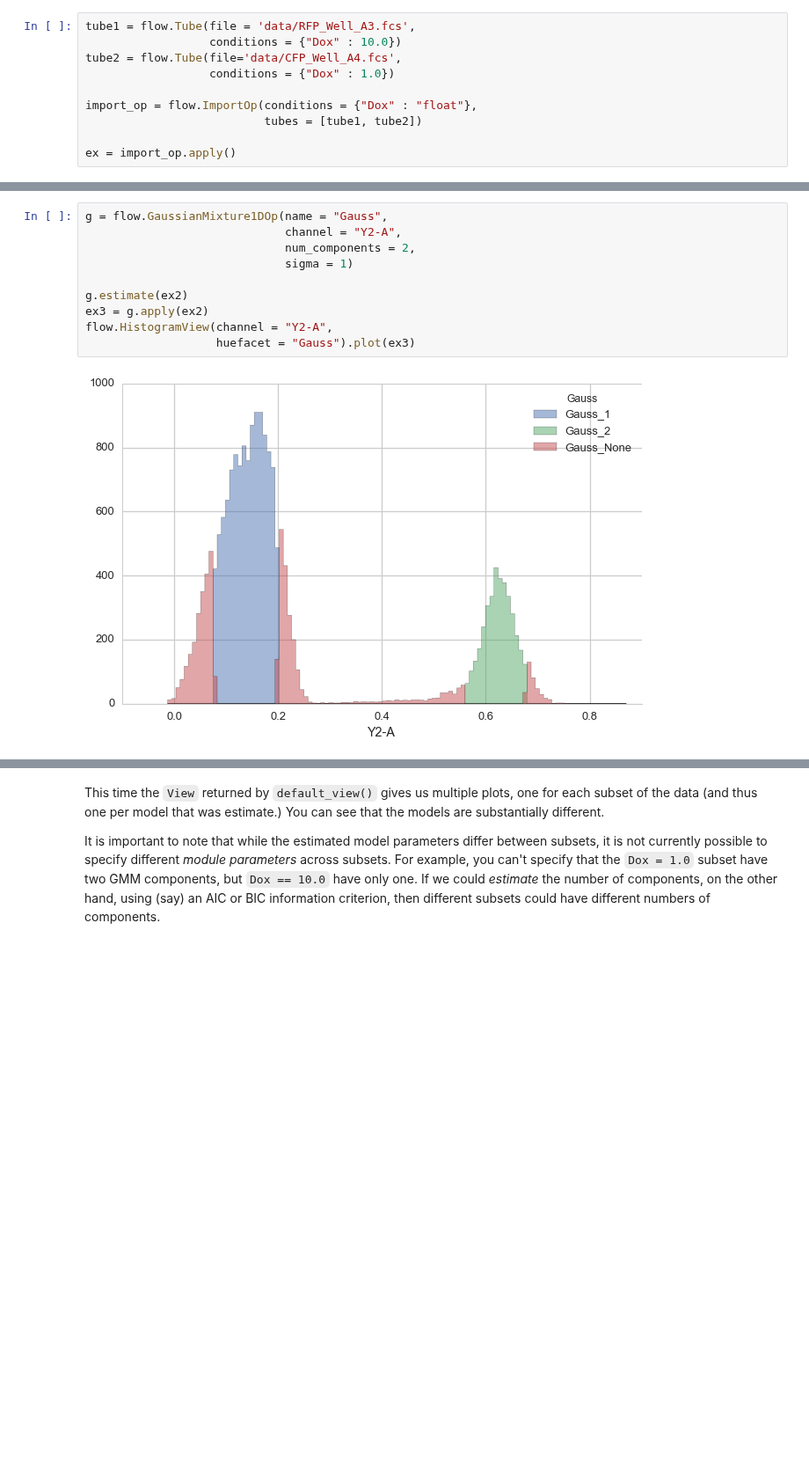
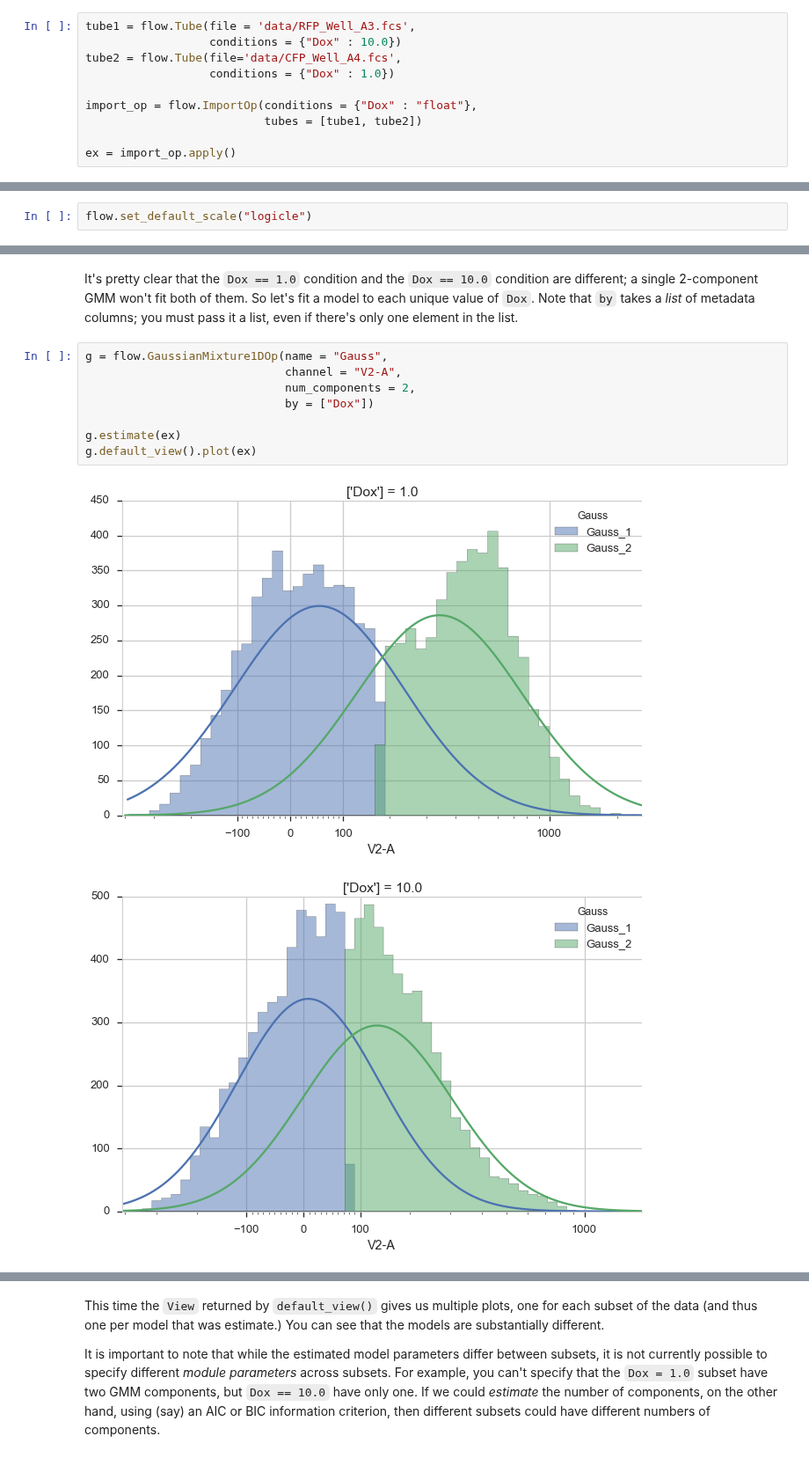
Before and after one commit to cytoflow/cytoflow, a Jupyter notebook: docs/examples-basic/Machine Learning.ipynb, the cells around one changed output, grey strips where cells are left out. Shown at 88% size. Drawn from its saved outputs; the diff is of its cells as text; blank space fills up the shorter version.

```diff
--- a/docs/examples-basic/Machine Learning.ipynb
+++ b/docs/examples-basic/Machine Learning.ipynb
@@ -26,0 +71,2 @@ Transform the data using `LogicleTransformOp` and look at the histogram of the `
+# %%
+flow.set_default_scale("logicle")
@@ -69,12 +140,13 @@ This works great if the distributions are nice and separated.  However, if they'
+# %% [markdown]
+It's pretty clear that the `Dox == 1.0` condition and the `Dox == 10.0` condition are different; a single 2-component GMM won't fit both of them.  So let's fit a model to each unique value of `Dox`.  Note that `by` takes a *list* of metadata columns; you must pass it a list, even if there's only one element in the list.
 # %%
 g = flow.GaussianMixture1DOp(name = "Gauss",
-                             channel = "Y2-A",
+                             channel = "V2-A",
                              num_components = 2,
-                             sigma = 1)
+                             by = ["Dox"])
 
-g.estimate(ex2)
-ex3 = g.apply(ex2)
-flow.HistogramView(channel = "Y2-A",
-                   huefacet = "Gauss").plot(ex3)
+g.estimate(ex)
+g.default_view().plot(ex)
 # %% [output]
-[figure, old version]
+[figure, new version]
+[figure, added]
```
Also changed, not shown: parts of 31 cells of this notebook, 3 other files.
